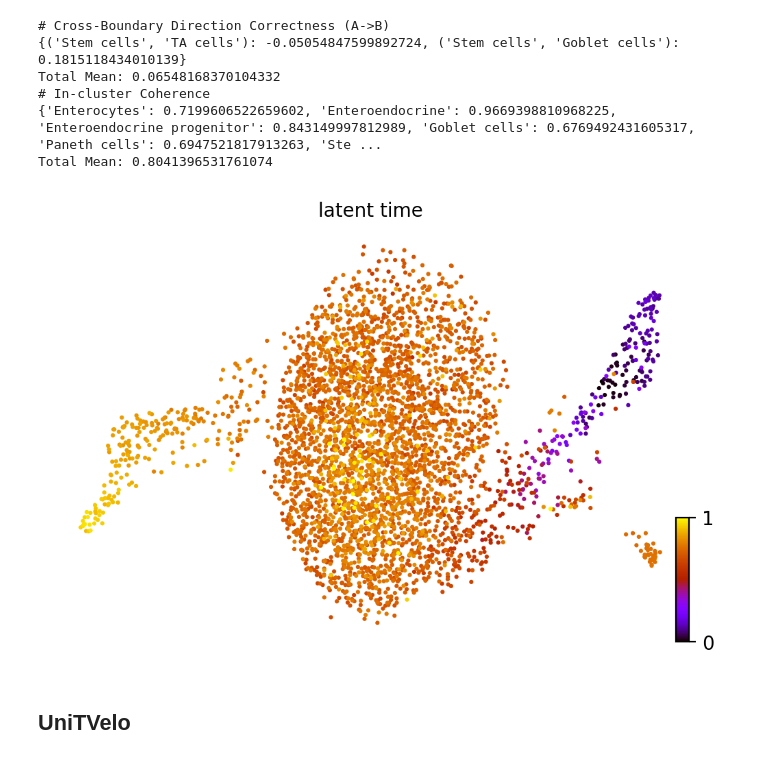
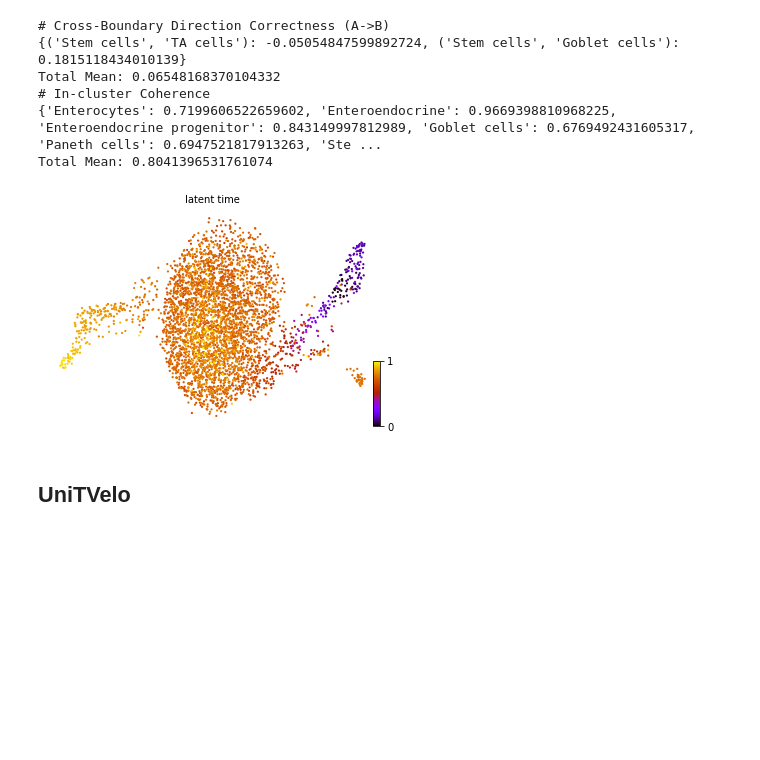
Before and after one commit to StatBiomed/UniTVelo, a Jupyter notebook: notebooks/Figure4_IntestinalOrganoid.ipynb, the cells around one changed output. Drawn from its saved outputs; the diff is of its cells as text; code cells hidden in the pictures; blank space fills up the shorter version.

```diff
--- a/notebooks/Figure4_IntestinalOrganoid.ipynb
+++ b/notebooks/Figure4_IntestinalOrganoid.ipynb
@@ -88,9 +86,9 @@ Total Mean: 0.06548168370104332
 Total Mean: 0.8041396531761074
 # %%
 scv.tl.latent_time(adata)
-scv.pl.scatter(adata, color='latent_time', color_map='gnuplot', size=20, dpi=200)
+scv.pl.scatter(adata, color='latent_time', color_map='gnuplot', size=20)
 # %% [output]
-[figure, old version]
+[figure, new version]
 # %% [markdown]
 ## UniTVelo
 # %%
```
Also changed, not shown: parts of 7 cells of this notebook, 7 other files.
